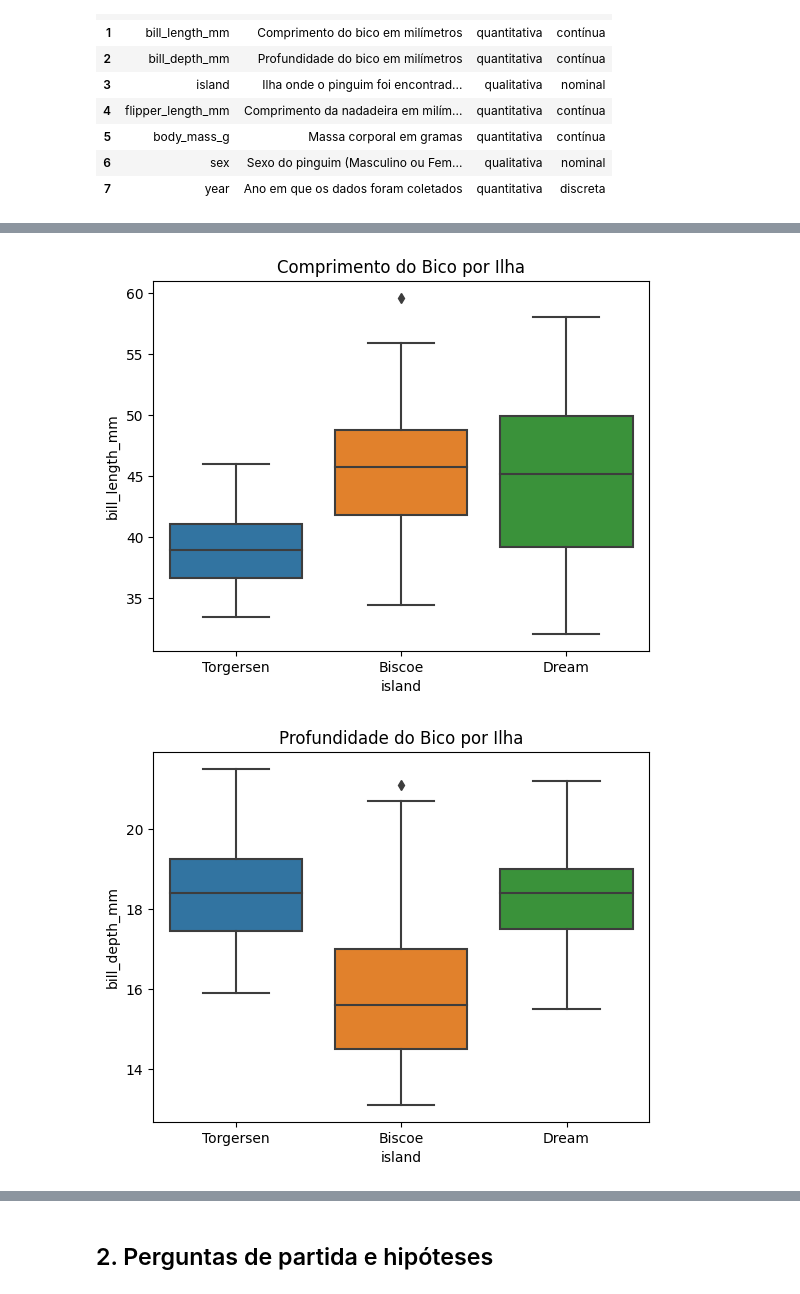
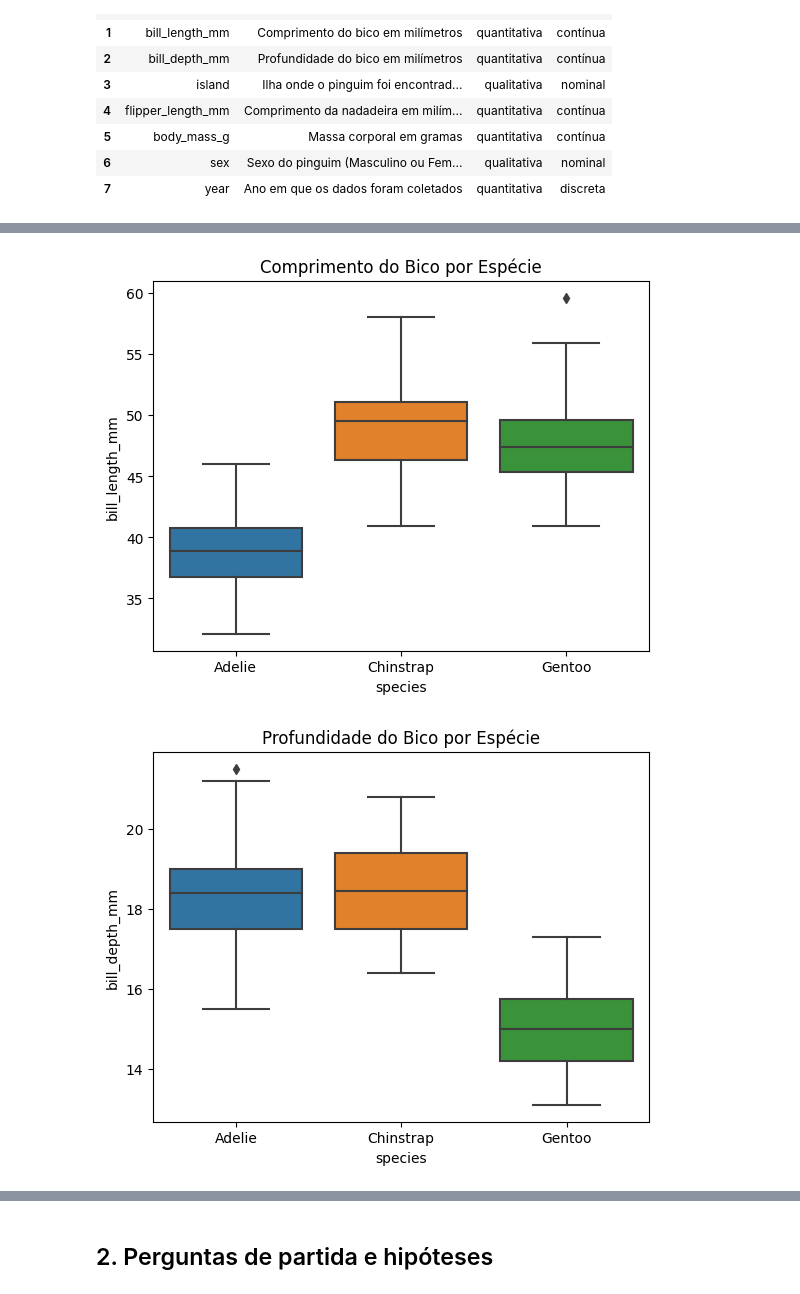
Before and after one commit to joao-paulo-alt/avanti-bootcamp-cdd, a Jupyter notebook: notebooks/01-exploratory_data_analysis.ipynb, the cells around one changed output, grey strips where cells are left out. Saved outputs shown, nothing was run; the diff lists cells and outputs as text; code cells hidden in the pictures.

```diff
--- a/notebooks/01-exploratory_data_analysis.ipynb
+++ b/notebooks/01-exploratory_data_analysis.ipynb
@@ -66,17 +82,3 @@ dt_dict
 | 5 | body_mass_g | Massa corporal em gramas | quantitativa | contínua |
 | 6 | sex | Sexo do pinguim (Masculino ou Fem... | qualitativa | nominal |
 | 7 | year | Ano em que os dados foram coletados | quantitativa | discreta |
-# %%
-## Tratamento de Valores Faltantes
-# Verificar a quantidade de valores faltantes por coluna
-print(df.isnull().sum())
-
-# Excluir linhas com valores faltantes
-df_cleaned = df.dropna()
-
-# Alternativamente, imputar valores para variáveis numéricas (exemplo: substituindo com a média)
-df['bill_length_mm'].fillna(df['bill_length_mm'].mean(), inplace=True)
-df['bill_depth_mm'].fillna(df['bill_depth_mm'].mean(), inplace=True)
-
-# Verificar se os valores faltantes foram tratados
-print(df.isnull().sum())
@@ -118,14 +223,13 @@ plt.show()
 # %%
-## Boxplot de Comprimento e Profundidade do Bico por Ilha
-# Boxplot para comparação do comprimento do bico entre as ilhas
-sns.boxplot(x='island', y='bill_length_mm', data=df_cleaned)
-plt.title('Comprimento do Bico por Ilha')
+# Análise da Morfologia do Bico por Espécie
+
+sns.boxplot(x='species', y='bill_length_mm', data=df_cleaned)
+plt.title('Comprimento do Bico por Espécie')
 plt.show()
 
-# Boxplot para comparação da profundidade do bico entre as ilhas
-sns.boxplot(x='island', y='bill_depth_mm', data=df_cleaned)
-plt.title('Profundidade do Bico por Ilha')
+sns.boxplot(x='species', y='bill_depth_mm', data=df_cleaned)
+plt.title('Profundidade do Bico por Espécie')
 plt.show()
 # %% [output]
-[figure, old version]
+[figure, new version]
-[figure, old version]
+[figure, new version]
```
Also changed, not shown: parts of 31 cells of this notebook.
